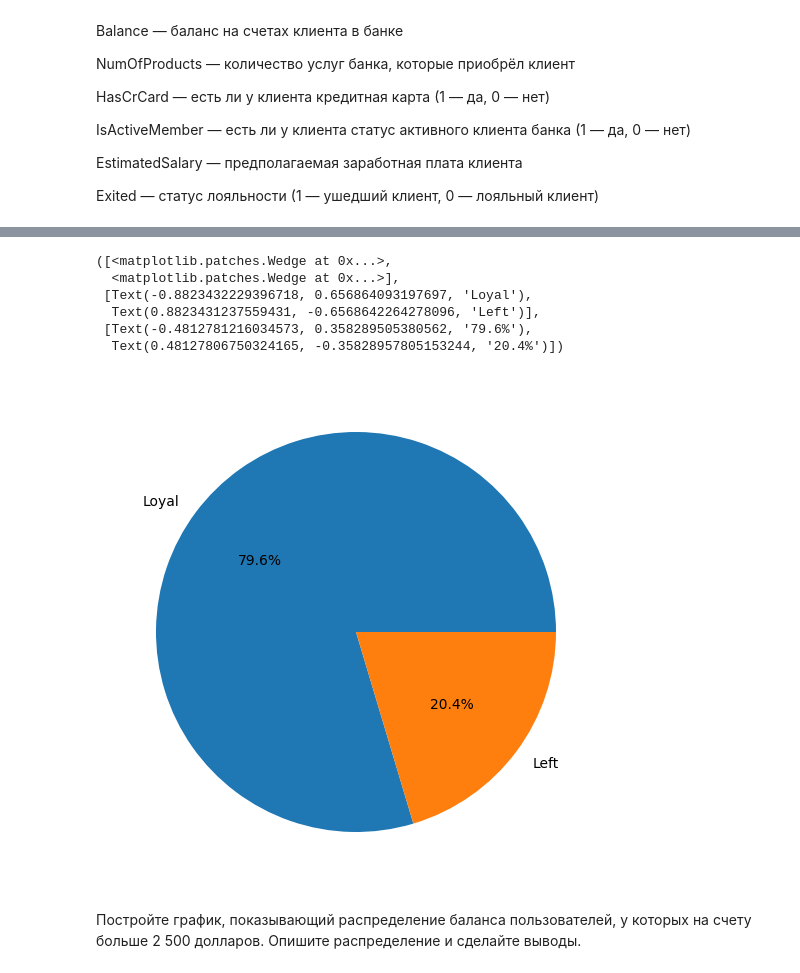
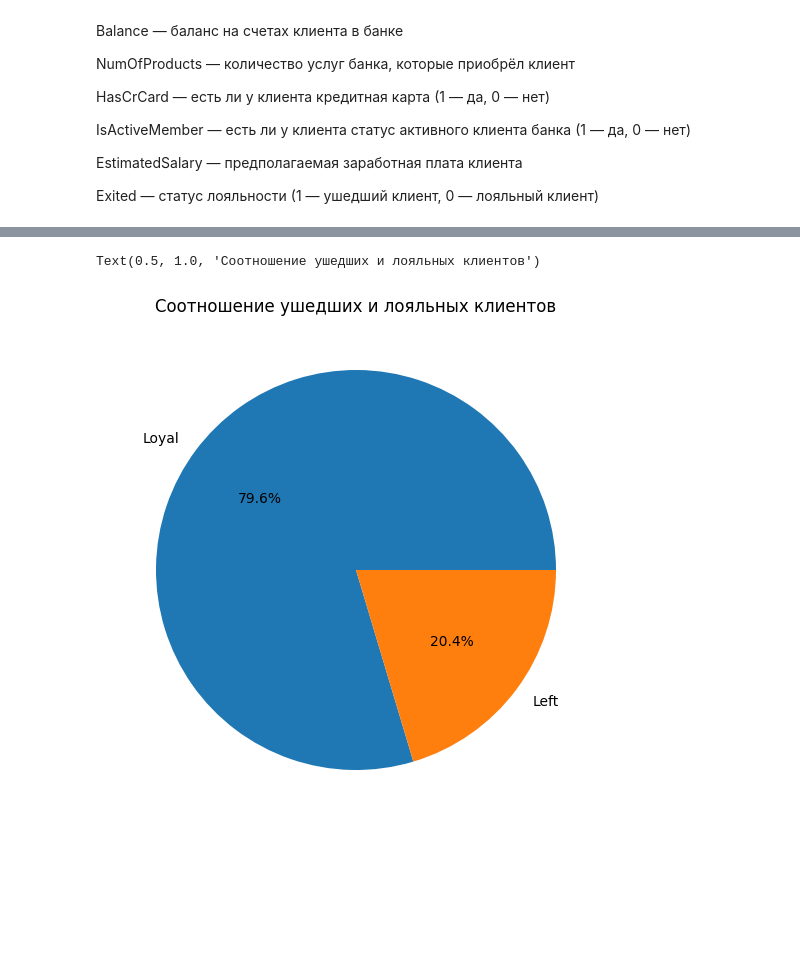
Before and after one commit to Kseniya-1991/learn_aim, a Jupyter notebook: Pandas_progression/churn.ipynb, the cells around one changed output, grey strips where cells are left out. Saved outputs shown, nothing was run; the diff lists cells and outputs as text; code cells hidden in the pictures; blank space fills up the shorter version.

Commit message:
Добавлен файл churn.ipynb с изменениями

```diff
--- a/Pandas_progression/churn.ipynb
+++ b/Pandas_progression/churn.ipynb
@@ -49,0 +73,2 @@ Exited — статус лояльности (1 — ушедший клиент,
+# %%
+churn_data = churn_data.drop('RowNumber', axis = 1, )
@@ -50,19 +91,13 @@ Exited — статус лояльности (1 — ушедший клиент,
 # %%
 proportion_of_exited = churn_data['Exited'].value_counts() # с помощью метода value_counts посмотрим соотношение  ушедших
 
 fig = plt.figure(figsize=(5, 5))
 axes = fig.add_axes([0, 0, 1, 1])
 axes.pie(
     proportion_of_exited,
     labels= ['Loyal',  'Left'] ,
     autopct= '%.1f%%')
+plt.title("Соотношение ушедших и лояльных клиентов")
 # %% [output]
-([<matplotlib.patches.Wedge at 0x...>,
-  <matplotlib.patches.Wedge at 0x...>],
- [Text(-0.8823432229396718, 0.656864093197697, 'Loyal'),
-  Text(0.8823431237559431, -0.6568642264278096, 'Left')],
- [Text(-0.4812781216034573, 0.358289505380562, '79.6%'),
-  Text(0.48127806750324165, -0.35828957805153244, '20.4%')])
+Text(0.5, 1.0, 'Соотношение ушедших и лояльных клиентов')
-[figure, old version]
+[figure, new version]
-# %% [markdown]
-Постройте график, показывающий распределение баланса пользователей, у которых на счету больше 2 500 долларов. Опишите распределение и сделайте выводы.
```
Also changed, not shown: parts of 28 cells of this notebook.
